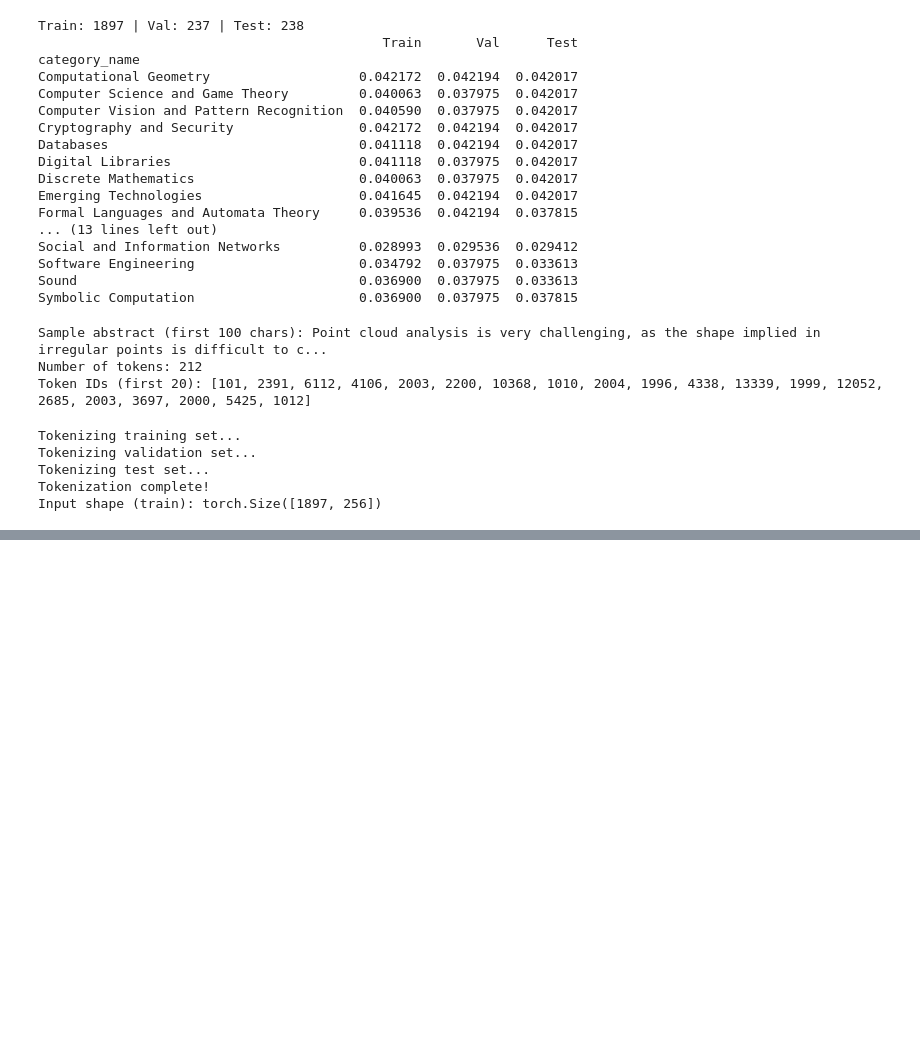
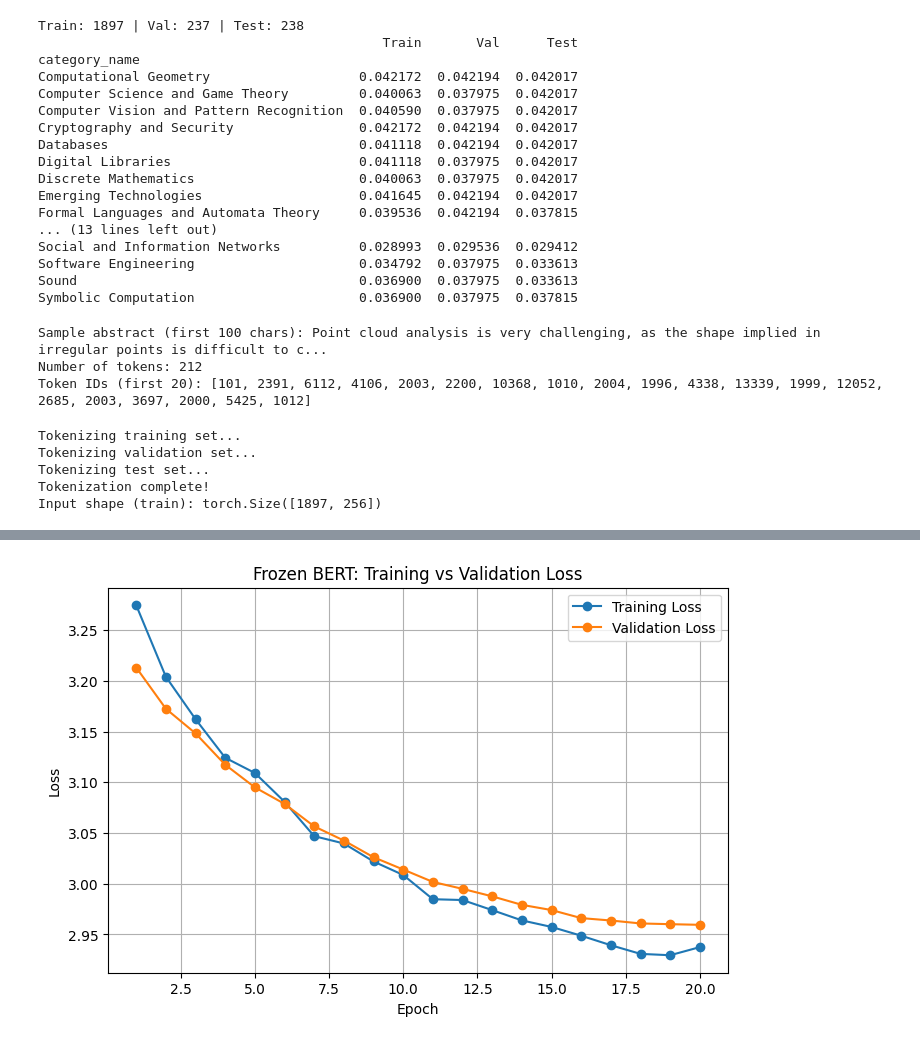
Before and after one commit to DJRkod/cs-bert, a Jupyter notebook: Copy_of_CS410_BERT.ipynb, the cells around one changed output, grey strips where cells are left out. Saved outputs shown, nothing was run; the diff lists cells and outputs as text; code cells hidden in the pictures; blank space fills up the shorter version.

```diff
--- a/Copy_of_CS410_BERT.ipynb
+++ b/Copy_of_CS410_BERT.ipynb
@@ -361,0 +444,17 @@ Input shape (train): torch.Size([1897, 256])
+# %%
+# Figure for validation + training loss, overfitting check!
+log_df = pd.DataFrame(trainer.state.log_history)
+log_df = log_df[log_df["epoch"].notna()].copy()
+train_loss_df = log_df[log_df["loss"].notna()][["epoch", "loss"]].copy()
+val_loss_df = log_df[log_df["eval_loss"].notna()][["epoch", "eval_loss"]].copy()
+plt.figure(figsize=(8, 5))
+plt.xlabel("Epoch")
+plt.ylabel("Loss")
+plt.title("Frozen BERT: Training vs Validation Loss")
+plt.plot(train_loss_df["epoch"], train_loss_df["loss"], marker="o", label="Training Loss")
+plt.plot(val_loss_df["epoch"], val_loss_df["eval_loss"], marker="o", label="Validation Loss")
+plt.legend()
+plt.grid(True)
+plt.show()
+# %% [output]
+[figure, added]
```
Also changed, not shown: parts of 8 cells of this notebook, 1 other file.
